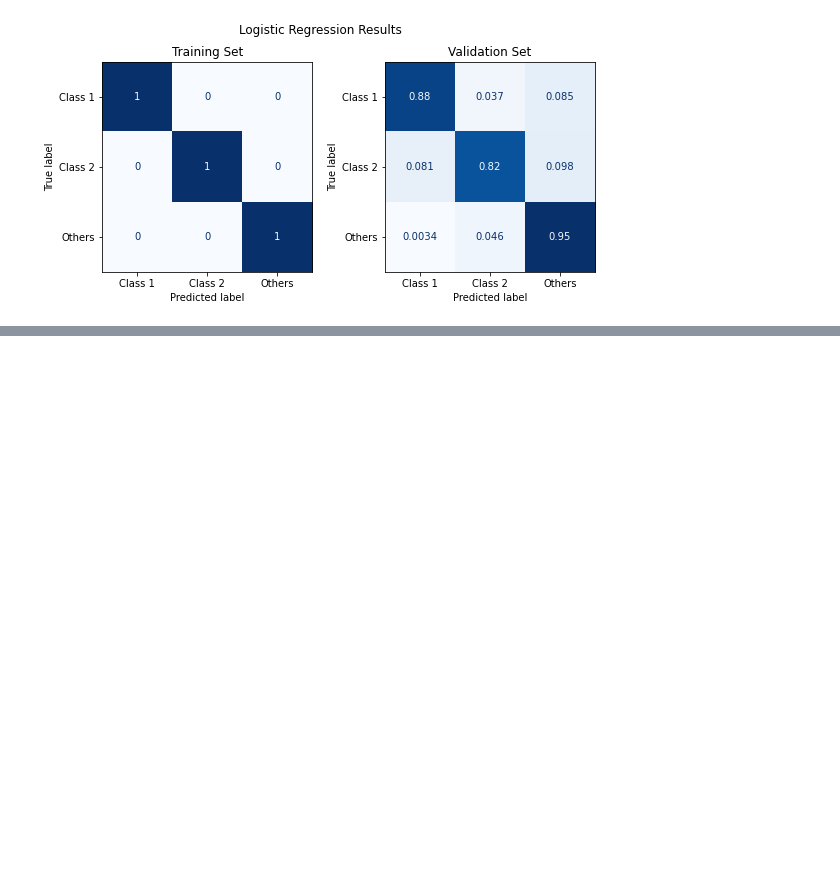
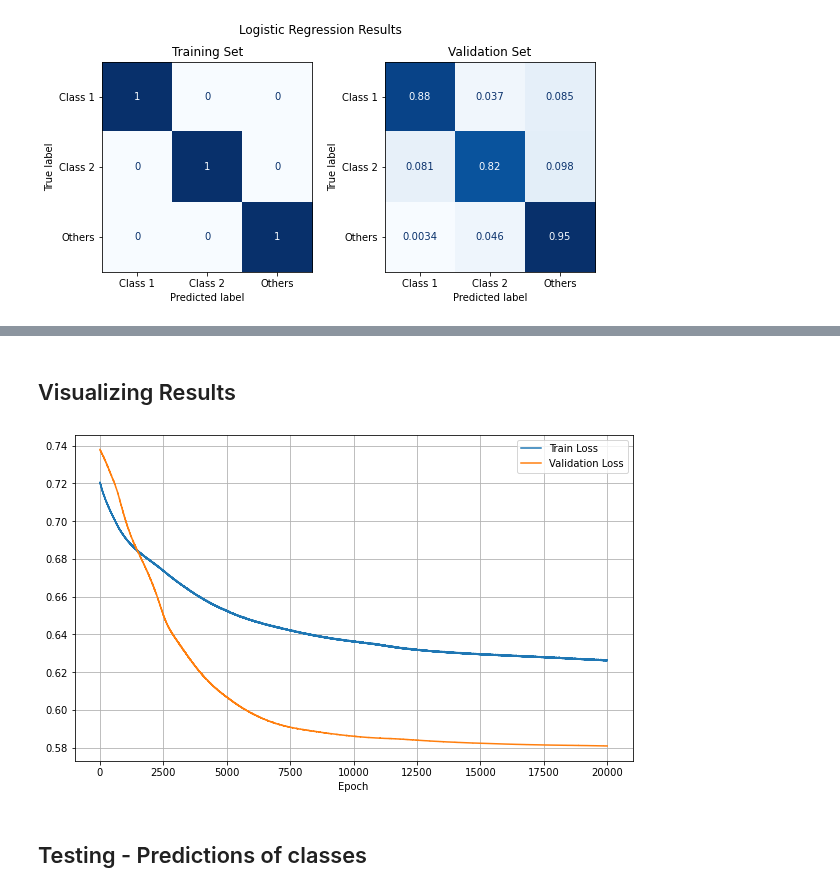
Before and after one commit to bcrompvoets/Random, a Jupyter notebook: Final_Project.ipynb, the cells around one changed output, grey strips where cells are left out. Saved outputs shown, nothing was run; the diff lists cells and outputs as text; code cells hidden in the pictures; blank space fills up the shorter version.

```diff
--- a/Final_Project.ipynb
+++ b/Final_Project.ipynb
@@ -246,0 +311,25 @@ plt.show()
+# %%
+%%time
+
+# set amounts of epochs
+epochs = 20000
+
+# initialize capture variables
+train_loss_all = []
+val_loss_all = []
+
+for epoch in range(0, epochs):
+    train_loss, train_predictions, train_truth_values = train(epoch, BaseNN, optimizer, train_loader, device)
+    val_loss, val_accuracy, val_predictions, val_truth_values = validate(BaseNN, val_loader, device)
+
+    # store loss in an array to plot
+    train_loss_all.append(train_loss)
+    val_loss_all.append(val_loss)
+
+    #scheduler.step()
+
+    # print outs
+    if epoch % 250 == 0:
+        print(f'Train Epoch: {epoch} ----- Train Loss: {train_loss.item():.6f}')
+        print(f'Validation Loss: {val_loss:.4f}')
+        #print(scheduler.get_last_lr())
@@ -246,0 +354,14 @@ plt.show()
+# %% [markdown]
+## Visualizing Results
+# %%
+fig, ax = plt.subplots(figsize=(10,6))
+ax.plot(train_loss_all, label='Train Loss')
+ax.plot(val_loss_all, label='Validation Loss')
+ax.set_xlabel('Epoch')
+ax.legend()
+ax.grid()
+plt.show()
+# %% [output]
+[figure, added]
+# %% [markdown]
+## Testing - Predictions of classes
```
Also changed, not shown: parts of 12 cells of this notebook, 27 other files.
